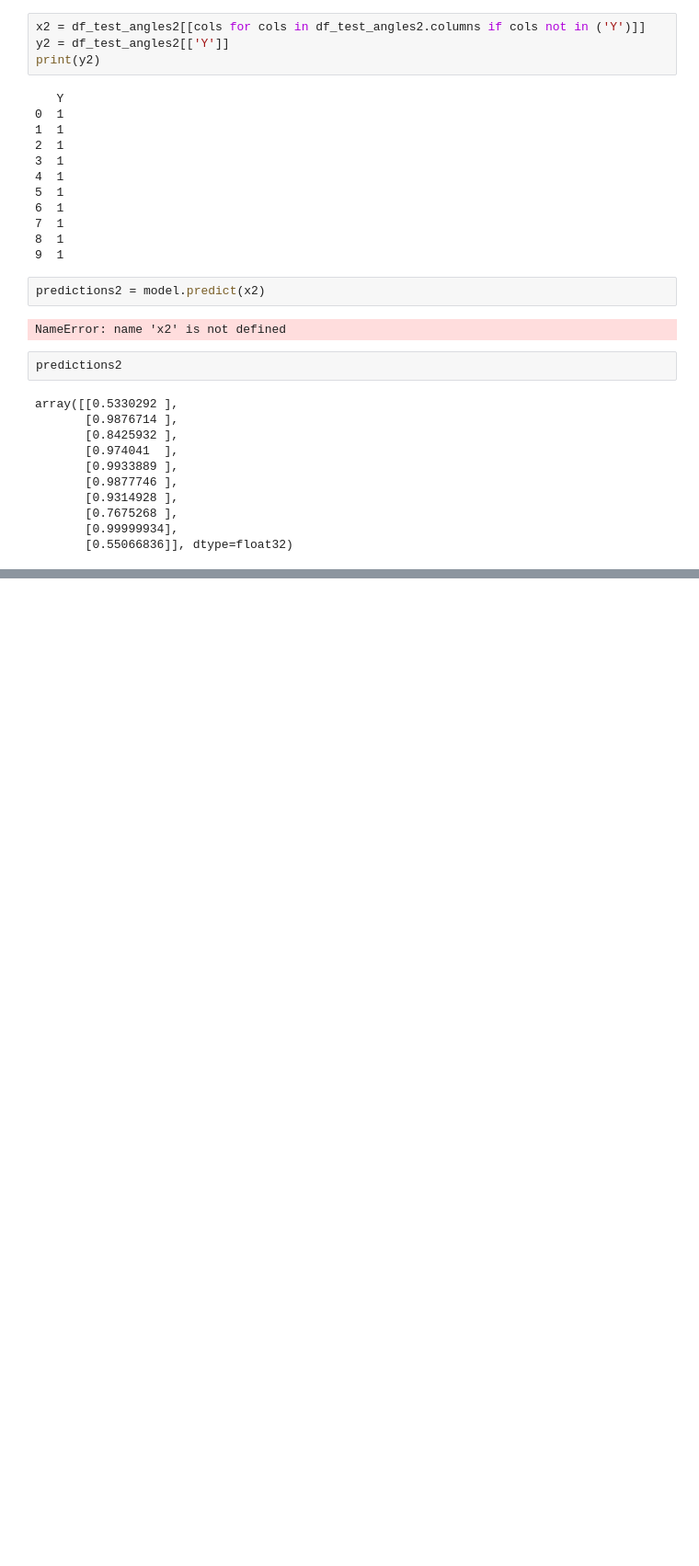
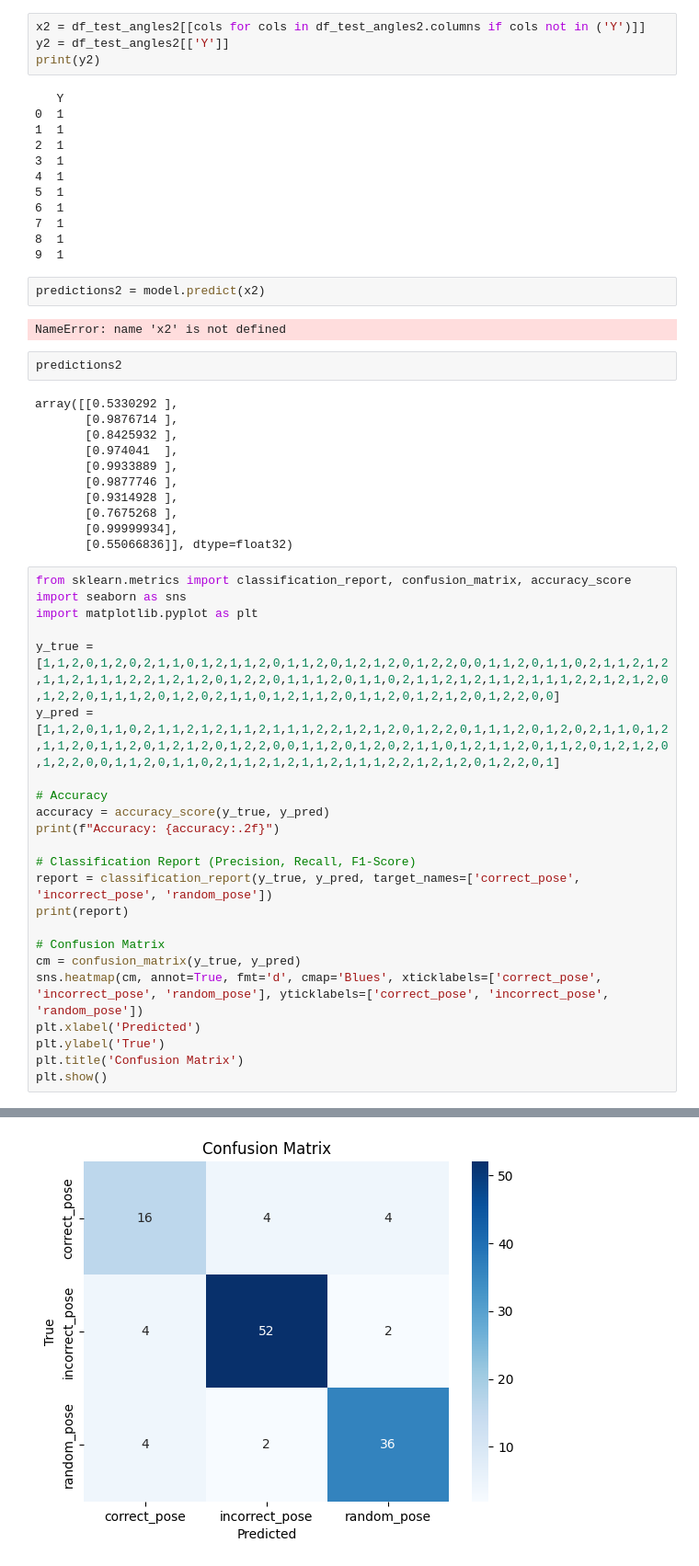
Before and after one commit to Chirantha01/Gym_Posture_Analyser, a Jupyter notebook: excercise_model_training/plank/squats.ipynb, the cells around one changed output, grey strips where cells are left out. Shown at 92% size. Saved outputs shown, nothing was run; the diff lists cells and outputs as text; blank space fills up the shorter version.

```diff
--- a/excercise_model_training/plank/squats.ipynb
+++ b/excercise_model_training/plank/squats.ipynb
@@ -716,3 +716,27 @@ array([[0.5330292 ],
        [0.7675268 ],
        [0.99999934],
        [0.55066836]], dtype=float32)
+# %%
+from sklearn.metrics import classification_report, confusion_matrix, accuracy_score
+import seaborn as sns
+import matplotlib.pyplot as plt
+
+y_true = [1,1,2,0,1,2,0,2,1,1,0,1,2,1,1,2,0,1,1,2,0,1,2,1,2,0,1,2,2,0,0,1,1,2,0,1,1,0,2,1,1,2,1,2,1,1,2,1,1,1,2,2,1,2,1,2,0,1,2,2,0,1,1,1,2,0,1,1,0,2,1,1,2,1,2,1,1,2,1,1,1,2,2,1,2,1,2,0,1,2,2,0,1,1,1,2,0,1,2,0,2,1,1,0,1,2,1,1,2,0,1,1,2,0,1,2,1,2,0,1,2,2,0,0]
+y_pred = [1,1,2,0,1,1,0,2,1,1,2,1,2,1,1,2,1,1,1,2,2,1,2,1,2,0,1,2,2,0,1,1,1,2,0,1,2,0,2,1,1,0,1,2,1,1,2,0,1,1,2,0,1,2,1,2,0,1,2,2,0,0,1,1,2,0,1,2,0,2,1,1,0,1,2,1,1,2,0,1,1,2,0,1,2,1,2,0,1,2,2,0,0,1,1,2,0,1,1,0,2,1,1,2,1,2,1,1,2,1,1,1,2,2,1,2,1,2,0,1,2,2,0,1]
+
+# Accuracy
+accuracy = accuracy_score(y_true, y_pred)
+print(f"Accuracy: {accuracy:.2f}")
+
+# Classification Report (Precision, Recall, F1-Score)
+report = classification_report(y_true, y_pred, target_names=['correct_pose', 'incorrect_pose', 'random_pose'])
+print(report)
+
+# Confusion Matrix
+cm = confusion_matrix(y_true, y_pred)
+sns.heatmap(cm, annot=True, fmt='d', cmap='Blues', xticklabels=['correct_pose', 'incorrect_pose', 'random_pose'], yticklabels=['correct_pose', 'incorrect_pose', 'random_pose'])
+plt.xlabel('Predicted')
+plt.ylabel('True')
+plt.title('Confusion Matrix')
+plt.show()
+# %% [output]
@@ -718,0 +753 @@ array([[0.5330292 ],
+[figure, added]
```
Also changed, not shown: parts of 5 cells of this notebook, 1 other file.
